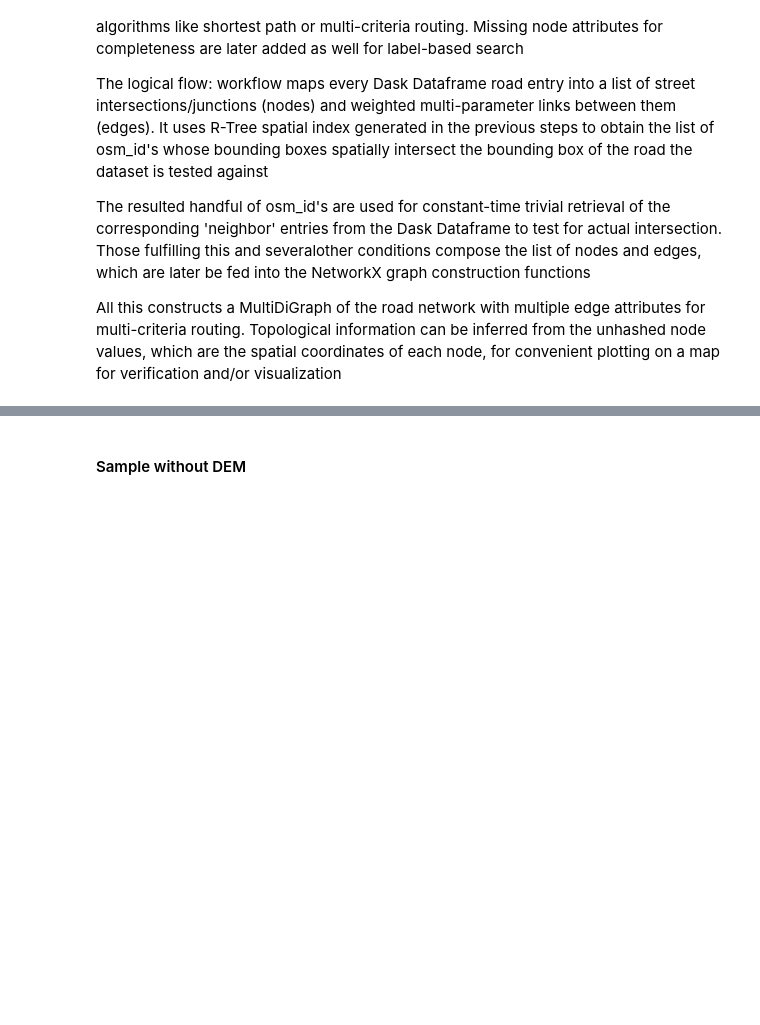
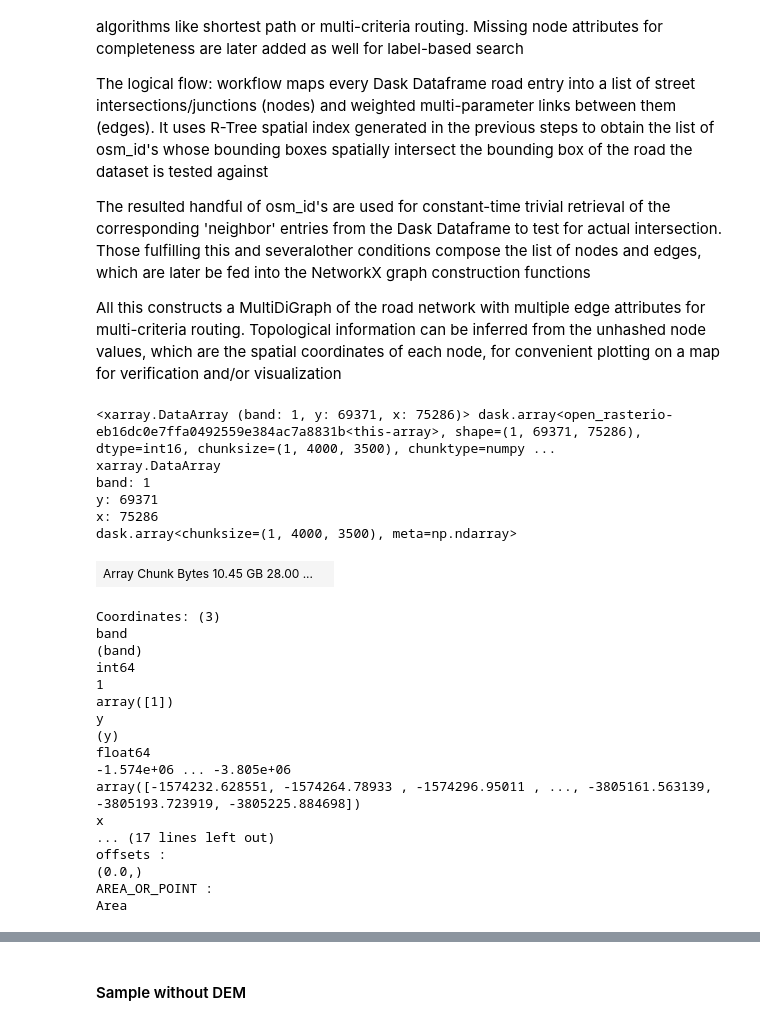
Before and after one commit to maximyudayev/YY-MANET-Protocol, a Jupyter notebook: local/data_preprocessing.ipynb, the cells around one changed output, grey strips where cells are left out. Saved outputs shown, nothing was run; the diff lists cells and outputs as text; code cells hidden in the pictures; blank space fills up the shorter version.

```diff
--- a/local/data_preprocessing.ipynb
+++ b/local/data_preprocessing.ipynb
@@ -209,0 +217,6 @@
+# %%
+df = dd.read_parquet('./../data/osm_roads/roads_new.parquet', engine='pyarrow')
+
+for row in df.itertuples():
+    if wkb.loads(row.geometry).geom_type != 'LineString':
+        print(row.Index, wkb.loads(row.geometry).geom_type)
@@ -418,3 +637,51 @@ The logical flow: workflow maps every Dask Dataframe road entry into a list of s
 The resulted handful of osm_id's are used for constant-time trivial retrieval of the corresponding 'neighbor' entries from the Dask Dataframe to test for actual intersection. Those fulfilling this and severalother conditions compose the list of nodes and edges, which are later be fed into the NetworkX graph construction functions
 
 All this constructs a MultiDiGraph of the road network with multiple edge attributes for multi-criteria routing. Topological information can be inferred from the unhashed node values, which are the spatial coordinates of each node, for convenient plotting on a map for verification and/or visualization
+# %%
+from dask.distributed import Client, as_completed, get_client
+import dask.dataframe as dd
+import dask.delayed as delayed
+import os
+import pandas as pd
+from shapely.geometry import LineString, Polygon, Point, box
+from shapely import wkb
+import rtree
+import time
+import pyarrow as pa
+import networkx as nx
+import xarray as xr
+
+index_url = './../data/roads'
+df_url = './../data/osm_roads/roads.parquet'
+dem_url = './../data/elevation/mergedReprojDEM.tif'
+
+client = Client(memory_limit='4GB')
+# client = Client()
+df = dd.read_parquet(df_url, engine='pyarrow')
+dem = xr.open_rasterio(dem_url, chunks={'band':1, 'x': 3500, 'y': 4000})
+dem
+# %% [output]
+<xarray.DataArray (band: 1, y: 69371, x: 75286)> dask.array<open_rasterio-eb16dc0e7ffa0492559e384ac7a8831b<this-array>, shape=(1, 69371, 75286), dtype=int16, chunksize=(1, 4000, 3500), chunktype=numpy ...
+xarray.DataArray
+band: 1
+y: 69371
+x: 75286
+dask.array<chunksize=(1, 4000, 3500), meta=np.ndarray>
+| Array Chunk Bytes 10.45 GB 28.00 ... |  |
+Coordinates: (3)
+band
+(band)
+int64
+1
+array([1])
+y
+(y)
+float64
+-1.574e+06 ... -3.805e+06
+array([-1574232.628551, -1574264.78933 , -1574296.95011 , ..., -3805161.563139, -3805193.723919, -3805225.884698])
+x
+... (17 lines left out)
+offsets :
+(0.0,)
+AREA_OR_POINT :
+Area
```
Also changed, not shown: parts of 29 cells of this notebook, 12 other files.
